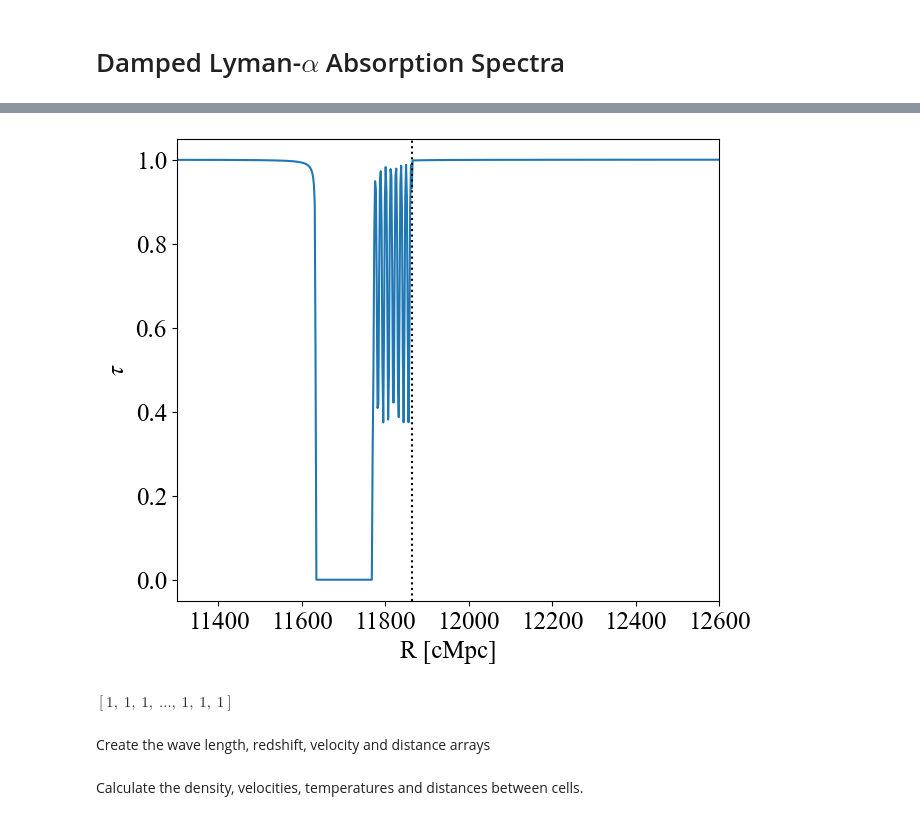
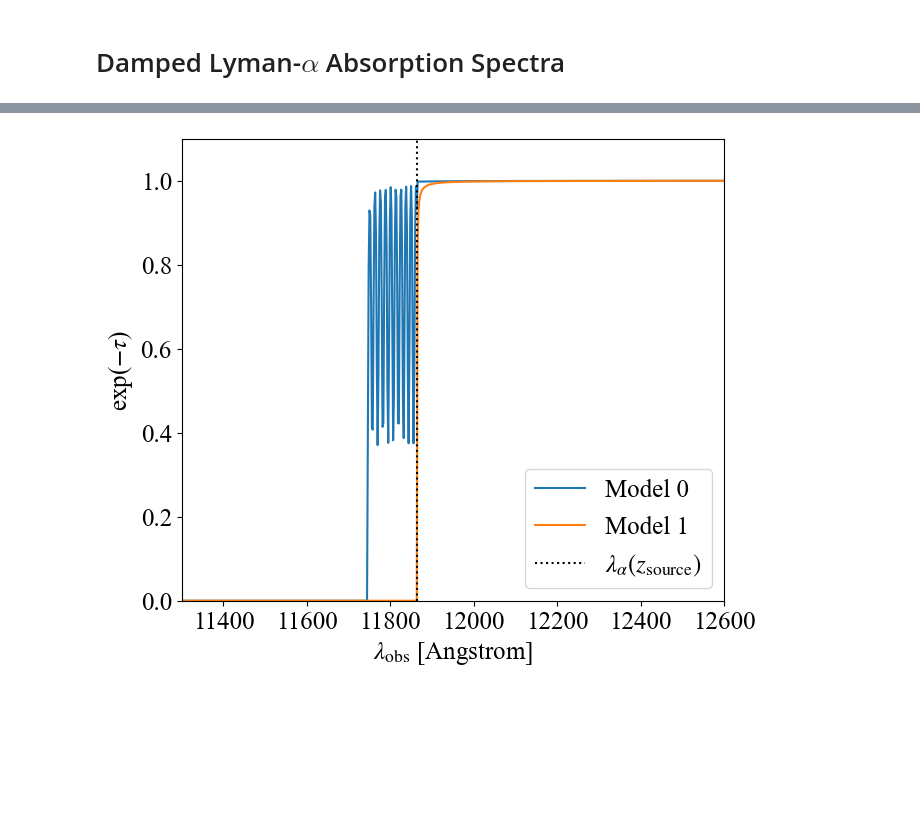
Before and after one commit to sambit-giri/toolslyman, a Jupyter notebook: examples/Lyman_alpha_damping_wing.ipynb, the cells around one changed output, grey strips where cells are left out. Cells and saved outputs as stored; diff of their text form; code cells hidden in the pictures; blank space fills up the shorter version.

```diff
--- a/examples/Lyman_alpha_damping_wing.ipynb
+++ b/examples/Lyman_alpha_damping_wing.ipynb
@@ -109,7 +13,8 @@ def optical_depth_lyA_along_skewer(z_source, xHI, dn, dr, temp=1e4*u.K, X_H=0.76
 # %%
 dr = 0.5*u.Mpc
-r_bins = np.arange(0,50,dr.to('Mpc').value)*u.Mpc
-xhi_bins = np.ones_like(r_bins.value)*1e-4
-xhi_bins[r_bins.to('Mpc').value>20] = 1
+r_bins = np.arange(0,300,dr.to('Mpc').value)*u.Mpc
+xhi_bins0 = np.ones_like(r_bins.value)*1e-4
+xhi_bins0[r_bins.to('Mpc').value>25] = 1
+xhi_bins1 = np.flip(xhi_bins0)
 # %%
 fig, ax = plt.subplots(1,1,figsize=(7,6))
@@ -137,6 +28,14 @@ plt.show()
+# %%
+z_source = 8.76
+dn_bins = np.zeros_like(xhi_bins0)
 # %%
-tau_lambda, lambda_obs = optical_depth_lyA_along_skewer(z_source, xhi_bins, dn_bins, dr,
+tau_lambda0, lambda_obs = tl.optical_depth_lyA_along_skewer(z_source, xhi_bins0, dn_bins, dr,
                                                         temp=1e4*u.K, X_H=0.76, cosmo=None,
                                                         f_alpha=0.4164, lambda_bins=1000, damped=True)
-print(tau_lambda.shape, lambda_obs.shape)
+print(tau_lambda0.shape, lambda_obs.shape)
+
+tau_lambda1, lambda_obs = tl.optical_depth_lyA_along_skewer(z_source, xhi_bins1, dn_bins, dr,
+                                                        temp=1e4*u.K, X_H=0.76, cosmo=None,
+                                                        f_alpha=0.4164, lambda_bins=1000, damped=True)
+print(tau_lambda1.shape, lambda_obs.shape)
 # %% [output]
@@ -178,15 +44,13 @@ lambda_obs, tau_lambda
 # %%
 fig, ax = plt.subplots(1,1,figsize=(7,6))
-ax.plot(lambda_obs.to('AA').value, np.exp(-tau_lambda))
-ax.axvline((1215.67*u.AA*(1+z_source)).value, color='k', ls=':')
-ax.set_xlabel(r'R [cMpc]')
-ax.set_ylabel(r'$\tau$')
-# ax.set_ylim(0,1.1)
+ax.plot(lambda_obs.to('AA').value, np.exp(-tau_lambda0), c='C0', label='Model 0')
+ax.plot(lambda_obs.to('AA').value, np.exp(-tau_lambda1), c='C1', label='Model 1')
+ax.axvline((1215.67*u.AA*(1+z_source)).value, color='k', ls=':', label=r'$\lambda_\alpha(z_\mathrm{source})$')
+ax.set_xlabel(r'$\lambda_\mathrm{obs}$ [Angstrom]')
+ax.set_ylabel(r'exp($-\tau$)')
+ax.legend()
+ax.set_ylim(0,1.1)
 ax.set_xlim(11300,12600)
 plt.show()
 # %% [output]
-[figure, old version]
+[figure, new version]
-# %%
-np.exp(-tau_bins)
-# %% [output]
-$[1,~1,~1,~\dots,~1,~1,~1] \; \mathrm{}$
@@ -197,2 +56,0 @@ lam_range=[-600,100]
-# %% [markdown]
-Create the wave length, redshift, velocity and distance arrays
@@ -206,2 +56,0 @@ dist=veloc/HubbleZ # distance in pMpc
-# %% [markdown]
-Calculate the density, velocities, temperatures and distances between cells.
```
Also changed, not shown: parts of 26 cells of this notebook.
